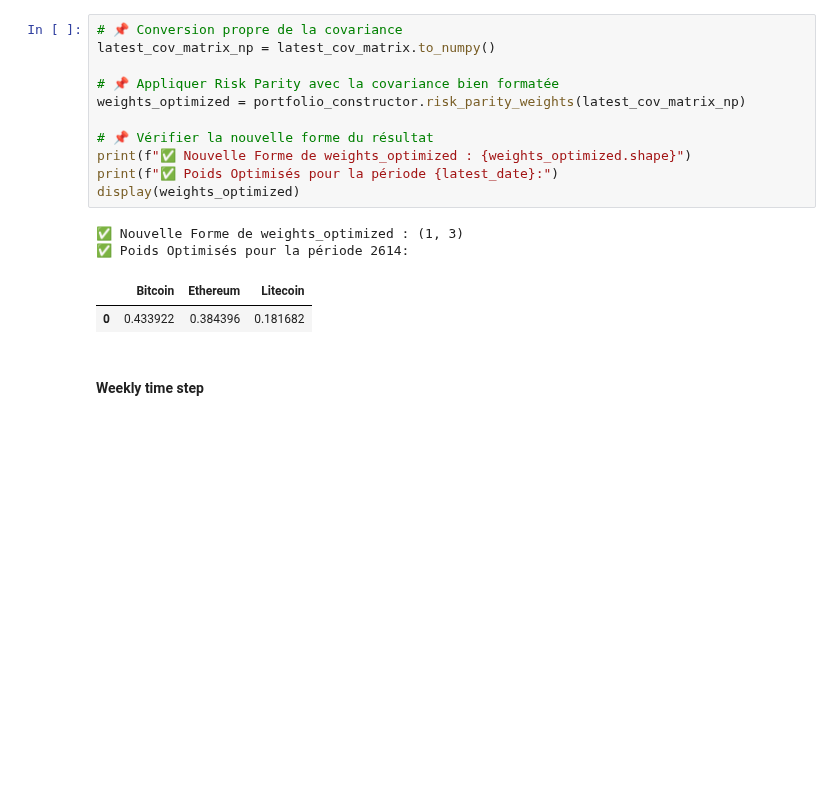
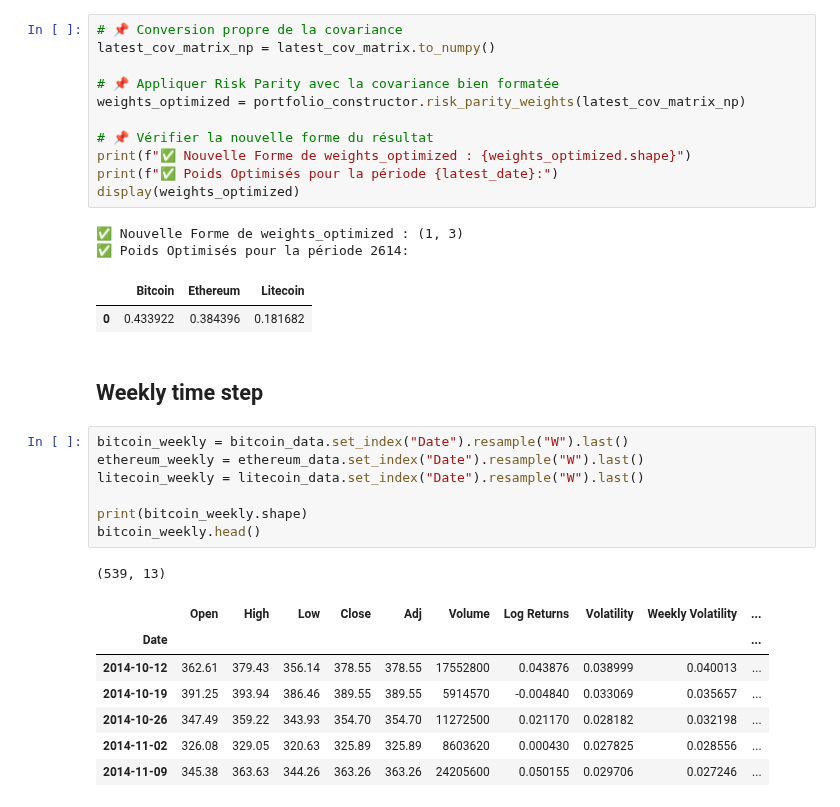
Before and after one commit to emmaebrl/crypto-volatility-lab, a Jupyter notebook: sandbox/all_currencies.ipynb, the cells around one changed output. Saved outputs shown, nothing was run; the diff lists cells and outputs as text; blank space fills up the shorter version.

```diff
--- a/sandbox/all_currencies.ipynb
+++ b/sandbox/all_currencies.ipynb
@@ -943,4 +934,20 @@ display(weights_optimized)
 |  | Bitcoin | Ethereum | Litecoin |
 | 0 | 0.433922 | 0.384396 | 0.181682 |
 # %% [markdown]
-#### Weekly time step
+## Weekly time step
+# %%
+bitcoin_weekly = bitcoin_data.set_index("Date").resample("W").last()
+ethereum_weekly = ethereum_data.set_index("Date").resample("W").last()
+litecoin_weekly = litecoin_data.set_index("Date").resample("W").last()
+
+print(bitcoin_weekly.shape)
+bitcoin_weekly.head()
+# %% [output]
+(539, 13)
+|  | Open | High | Low | Close | Adj | Volume | Log Returns | Volatility | Weekly Volatility | ... |
+| Date |  |  |  |  |  |  |  |  |  | ... |
+| 2014-10-12 | 362.61 | 379.43 | 356.14 | 378.55 | 378.55 | 17552800 | 0.043876 | 0.038999 | 0.040013 | ... |
+| 2014-10-19 | 391.25 | 393.94 | 386.46 | 389.55 | 389.55 | 5914570 | -0.004840 | 0.033069 | 0.035657 | ... |
+| 2014-10-26 | 347.49 | 359.22 | 343.93 | 354.70 | 354.70 | 11272500 | 0.021170 | 0.028182 | 0.032198 | ... |
+| 2014-11-02 | 326.08 | 329.05 | 320.63 | 325.89 | 325.89 | 8603620 | 0.000430 | 0.027825 | 0.028556 | ... |
+| 2014-11-09 | 345.38 | 363.63 | 344.26 | 363.26 | 363.26 | 24205600 | 0.050155 | 0.029706 | 0.027246 | ... |
```
Also changed, not shown: parts of 28 cells of this notebook.
